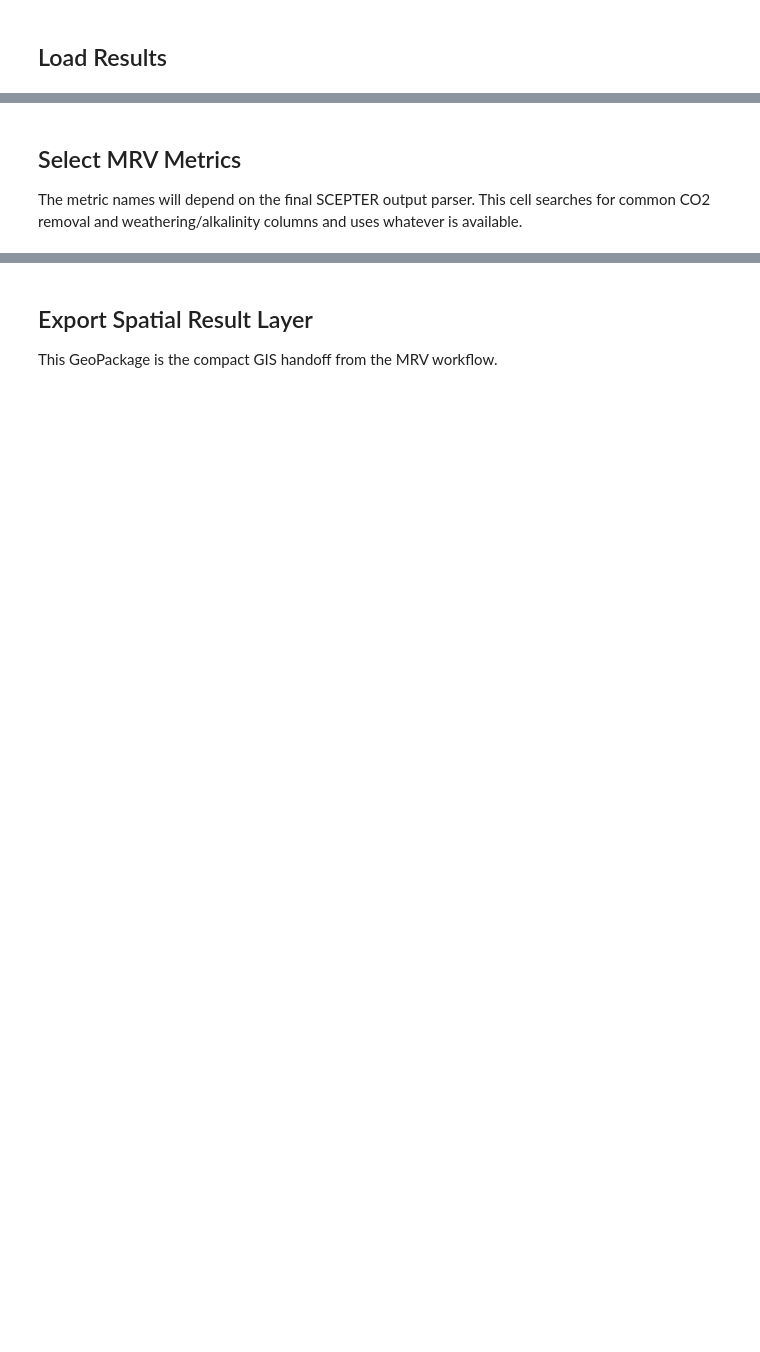
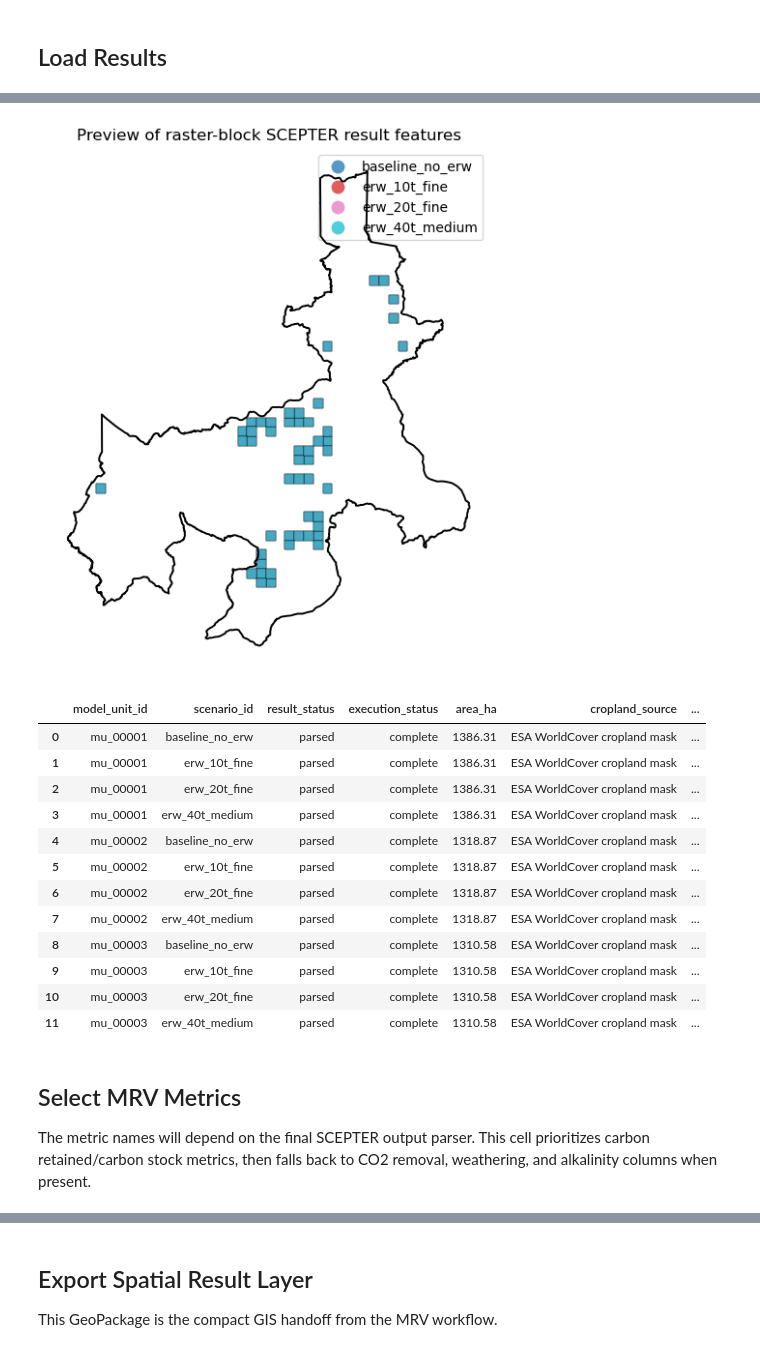
Before and after one commit to Paul-GL721/enhanced_rock_weathering, a Jupyter notebook: erw_spatial_mrv/notebooks/07_spatial_mrv_maps_reports.ipynb, the cells around one changed output, grey strips where cells are left out. Drawn from its saved outputs; the diff is of its cells as text; code cells hidden in the pictures; blank space fills up the shorter version.

```diff
--- a/erw_spatial_mrv/notebooks/07_spatial_mrv_maps_reports.ipynb
+++ b/erw_spatial_mrv/notebooks/07_spatial_mrv_maps_reports.ipynb
@@ -112,7 +116,7 @@ SPATIAL_RESULTS_PATH = EXTRACTED_DIR / "scepter_results_by_model_unit.gpkg"
 RESULTS_TABLE_PATH = EXTRACTED_DIR / "scepter_results_long.csv"
 SCENARIO_SUMMARY_PATH = EXTRACTED_DIR / "scepter_scenario_summary.csv"
 ADDITIONALITY_PATH = EXTRACTED_DIR / "scepter_additionality.csv"
-CROPLAND_SUMMARY_PATH = PROJECT_ROOT / "data" / "processed" / "landcover" / "validation" / "jan_jun_2026" / "cropland_summary_jan_jun_2026.csv"
+AOI_PATH = DATA_ROOT / "processed" / "boundaries" / "selected_districts_aoi.geojson"
 
 MAP_DIR = ensure_dir(OUTPUT_MAPS / "spatial_mrv")
 FIGURE_DIR = ensure_dir(OUTPUT_FIGURES / "spatial_mrv")
@@ -143,0 +199,9 @@ spatial_results.head()
+# %%
+def add_aoi_boundary(ax, linewidth=1.4):
+    aoi_boundary.boundary.plot(ax=ax, color="black", linewidth=linewidth, zorder=10)
+
+
+def finish_map(ax, title):
+    add_aoi_boundary(ax)
+    ax.set_title(title)
+    ax.set_axis_off()
@@ -144,5 +212,48 @@ spatial_results.head()
+# %%
+preview_columns = [
+    "model_unit_id",
+    "scenario_id",
+    "result_status",
+    "execution_status",
+    "area_ha",
+    "cropland_source",
+    "soil_map_texture_group",
+    "rainfall_months_used",
+]
+preview_columns = [column for column in preview_columns if column in spatial_results.columns]
+spatial_feature_preview = spatial_results[preview_columns + ["geometry"]].head(12).copy()
+
+fig, ax = plt.subplots(figsize=(9, 7))
+spatial_results.head(200).plot(
+    ax=ax,
+    column="scenario_id" if "scenario_id" in spatial_results.columns else None,
+    categorical=True if "scenario_id" in spatial_results.columns else False,
+    legend=True if "scenario_id" in spatial_results.columns else False,
+    alpha=0.75,
+    linewidth=0.2,
+    edgecolor="black",
+)
+finish_map(ax, "Preview of raster-block SCEPTER result features")
+plt.show()
+
+spatial_feature_preview
+# %% [output]
+[figure, added]
+|  | model_unit_id | scenario_id | result_status | execution_status | area_ha | cropland_source | ... |
+| 0 | mu_00001 | baseline_no_erw | parsed | complete | 1386.31 | ESA WorldCover cropland mask | ... |
+| 1 | mu_00001 | erw_10t_fine | parsed | complete | 1386.31 | ESA WorldCover cropland mask | ... |
+| 2 | mu_00001 | erw_20t_fine | parsed | complete | 1386.31 | ESA WorldCover cropland mask | ... |
+| 3 | mu_00001 | erw_40t_medium | parsed | complete | 1386.31 | ESA WorldCover cropland mask | ... |
+| 4 | mu_00002 | baseline_no_erw | parsed | complete | 1318.87 | ESA WorldCover cropland mask | ... |
+| 5 | mu_00002 | erw_10t_fine | parsed | complete | 1318.87 | ESA WorldCover cropland mask | ... |
+| 6 | mu_00002 | erw_20t_fine | parsed | complete | 1318.87 | ESA WorldCover cropland mask | ... |
+| 7 | mu_00002 | erw_40t_medium | parsed | complete | 1318.87 | ESA WorldCover cropland mask | ... |
+| 8 | mu_00003 | baseline_no_erw | parsed | complete | 1310.58 | ESA WorldCover cropland mask | ... |
+| 9 | mu_00003 | erw_10t_fine | parsed | complete | 1310.58 | ESA WorldCover cropland mask | ... |
+| 10 | mu_00003 | erw_20t_fine | parsed | complete | 1310.58 | ESA WorldCover cropland mask | ... |
+| 11 | mu_00003 | erw_40t_medium | parsed | complete | 1310.58 | ESA WorldCover cropland mask | ... |
 # %% [markdown]
 ## Select MRV Metrics
 
-The metric names will depend on the final SCEPTER output parser. This cell searches for common CO2 removal and weathering/alkalinity columns and uses whatever is available.
+The metric names will depend on the final SCEPTER output parser. This cell prioritizes carbon retained/carbon stock metrics, then falls back to CO2 removal, weathering, and alkalinity columns when present.
 # %%
```
Also changed, not shown: parts of 26 cells of this notebook.
